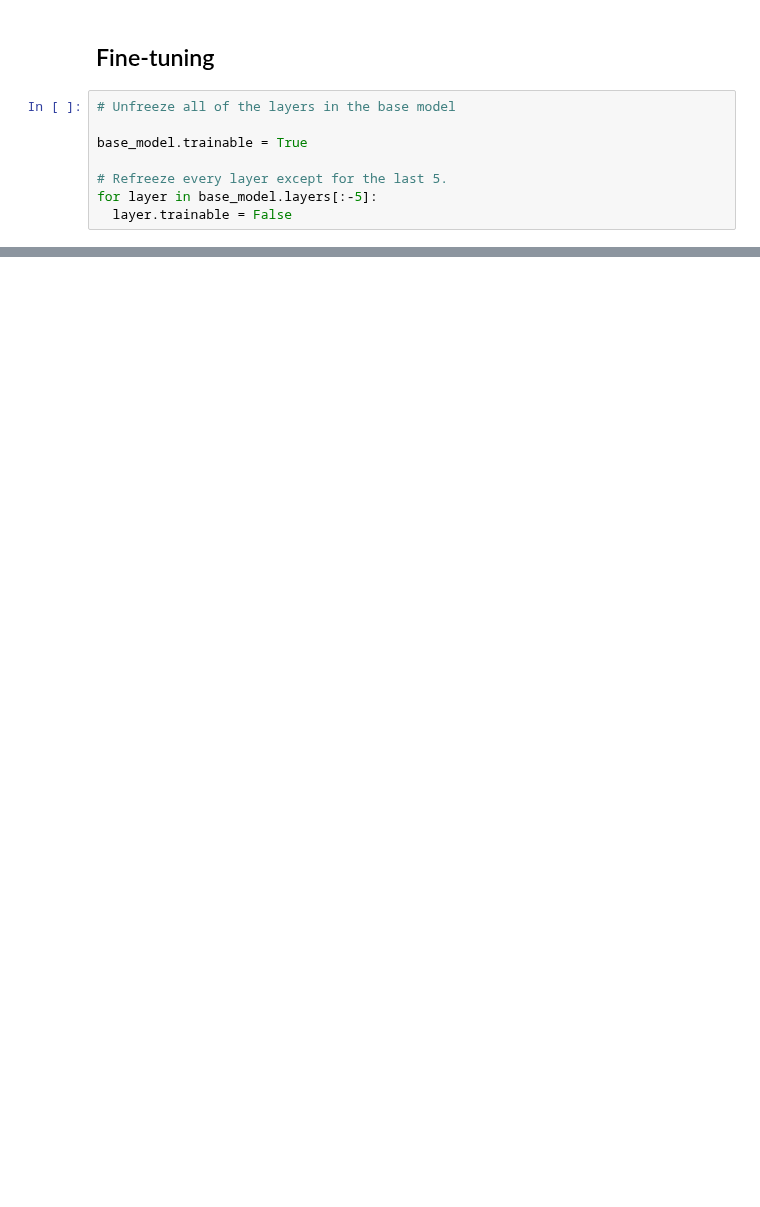
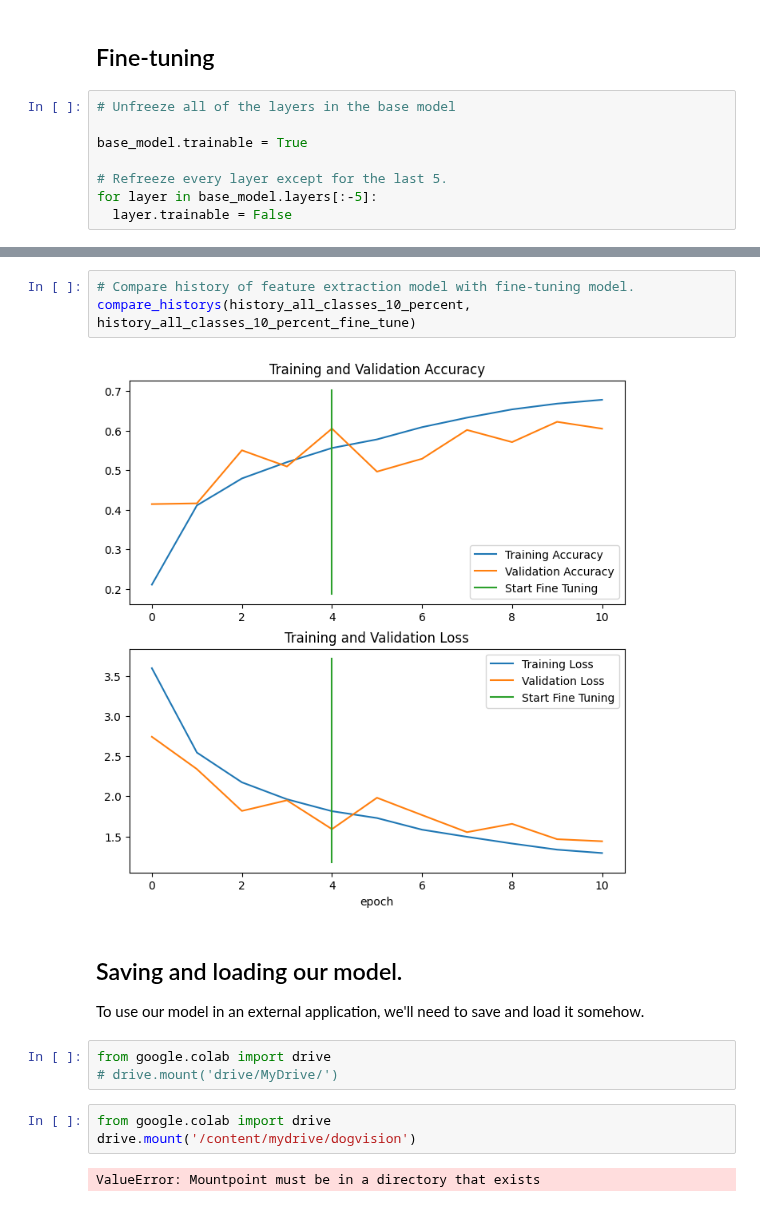
Before and after one commit to LivingstonTardzenyuy/Deep-Learning-with-TensorFlow, a Jupyter notebook: 06_transfer_learning_in_tensorflow_part_3_scaling_up.ipynb, the cells around one changed output, grey strips where cells are left out. Cells and saved outputs as stored; diff of their text form; blank space fills up the shorter version.

```diff
--- a/06_transfer_learning_in_tensorflow_part_3_scaling_up.ipynb
+++ b/06_transfer_learning_in_tensorflow_part_3_scaling_up.ipynb
@@ -246,0 +326,17 @@ for layer in base_model.layers[:-5]:
+# %%
+# Compare history of feature extraction model with fine-tuning model.
+compare_historys(history_all_classes_10_percent, history_all_classes_10_percent_fine_tune)
+# %% [output]
+[figure, added]
+# %% [markdown]
+## Saving and loading our model.
+
+To use our model in an external application, we'll need to save and load it somehow.
+# %%
+from google.colab import drive
+# drive.mount('drive/MyDrive/')
+# %%
+from google.colab import drive
+drive.mount('/content/mydrive/dogvision')
+# %% [output]
+ValueError: Mountpoint must be in a directory that exists
```
Also changed, not shown: parts of 15 cells of this notebook.
